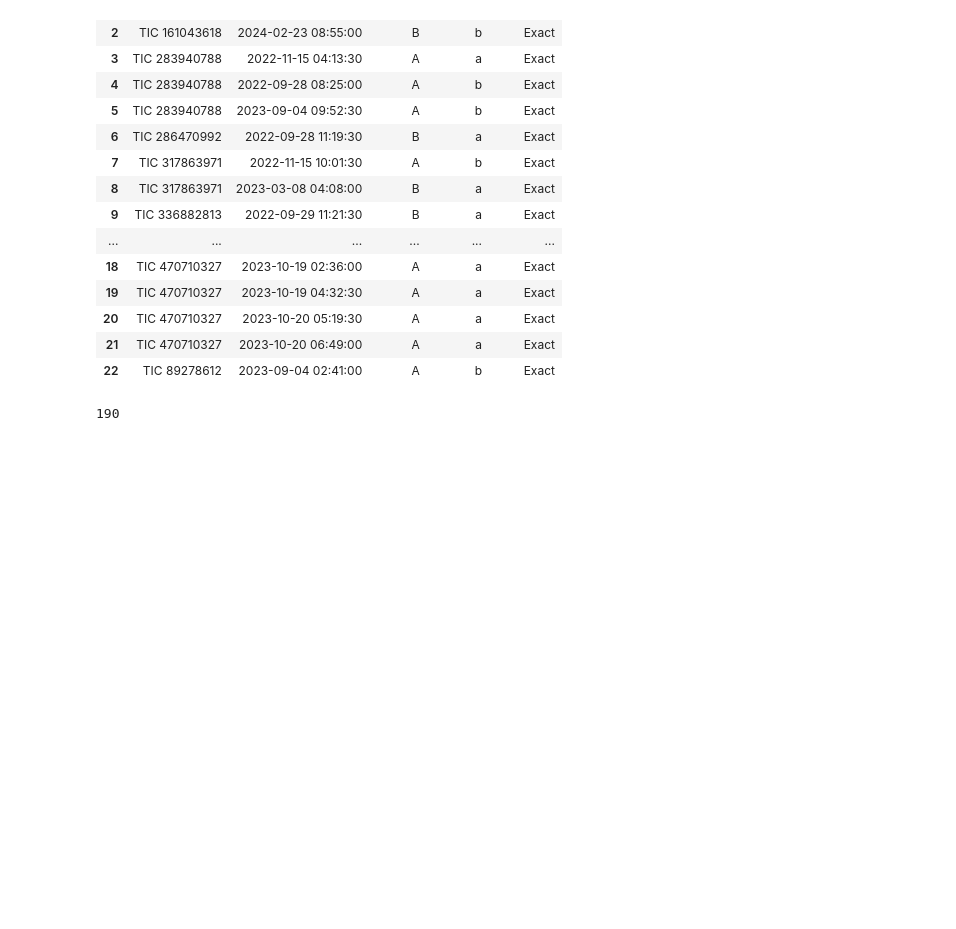
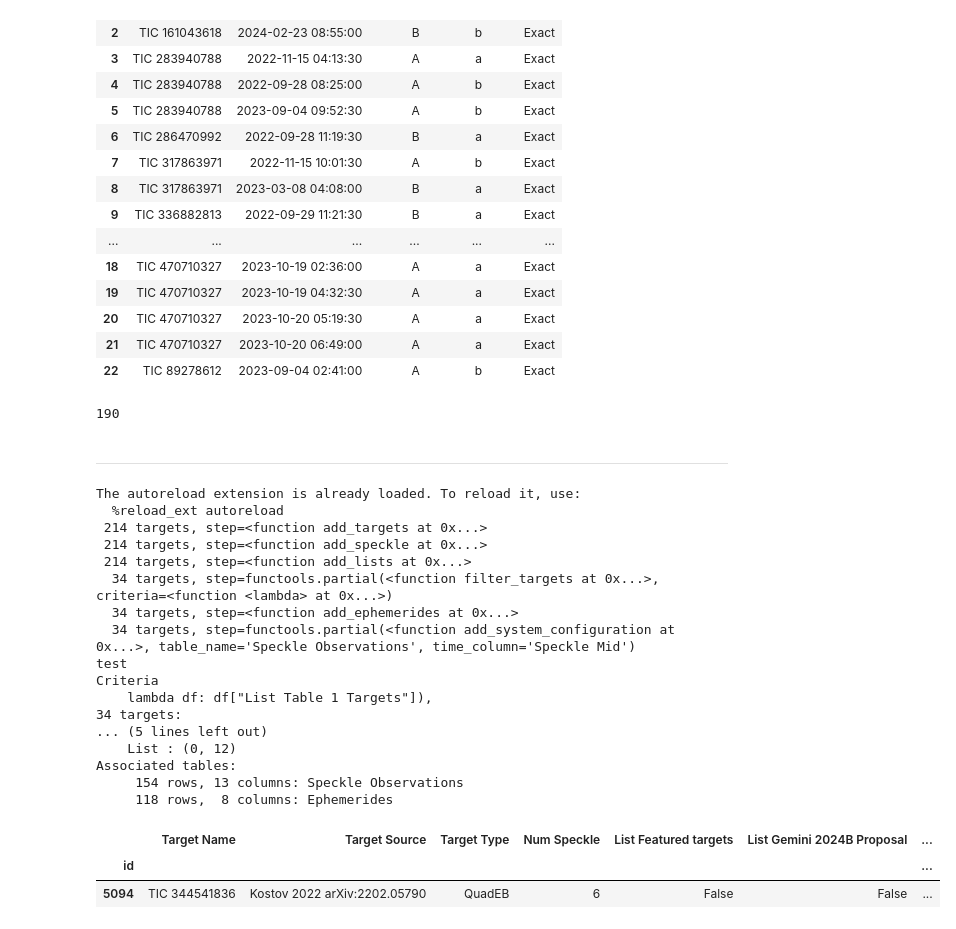
Before and after one commit to CvillePaul/Work, a Jupyter notebook: 2025-04-10 Serendipitous Eclipses for Paper/Serendipitous Eclipses.ipynb, the cells around one changed output. Saved outputs shown, nothing was run; the diff lists cells and outputs as text; code cells hidden in the pictures; blank space fills up the shorter version.

```diff
--- a/2025-04-10 Serendipitous Eclipses for Paper/Serendipitous Eclipses.ipynb
+++ b/2025-04-10 Serendipitous Eclipses for Paper/Serendipitous Eclipses.ipynb
@@ -162,3 +201,68 @@ len(dssi_observations[dssi_observations["TIC ID"] != ""])
 len(dssi_observations[dssi_observations["Target Name"].str.startswith("H3")])
 # %% [output]
 190
+# %% [markdown]
+---
+# %%
+%load_ext autoreload
+%autoreload 2
+
+from functools import partial
+from sqlite3 import connect
+
+import astroplan as ap
+import numpy as np
+import pandas as pd
+
+import astropaul.targetlistcreator as tlc
+import astropaul.lbt as lbt
+import astropaul.html as html
+import astropaul.phase as ph
+import astropaul.priority as pr
+
+session = tlc.ObservingSession(ap.Observer.at_site("APO"))
+session.add_day_range("2025-05-01", "2025-05-03")
+phase_event_defs = [
+    ph.PhaseEventDef("Not in Eclipse", partial(ph.calc_time_of_gress, ingress=False)),
+    ph.PhaseEventDef("Eclipse", partial(ph.calc_time_of_gress, ingress=True)),
+]
+
+creator = tlc.TargetListCreator("test", connection=connect("../../django/TargetDB/db.sqlite3"), observing_session=session, phase_event_defs=phase_event_defs)
+# creator = tlc.TargetListCreator("test", connect("asd.db"), observing_session=session, phase_event_defs=phase_event_defs)
+creator.steps = [
+    tlc.add_targets,
+    tlc.add_speckle,
+    # tlc.add_pepsi,
+    tlc.add_lists,
+    partial(tlc.filter_targets, criteria=lambda df: df["List Table 1 Targets"]),
+    tlc.add_ephemerides,
+    partial(tlc.add_system_configuration, table_name="Speckle Observations", time_column="Speckle Mid"),
+    # tlc.add_observability,
+    # tlc.add_phase_events,
+    # tlc.add_dssi_phase,
+    # tlc.add_side_status,
+]
+
+tl = creator.calculate(verbose=True)
+tl.target_list[tl.target_list["Target Name"] == "TIC 344541836"]
+# %% [output]
+The autoreload extension is already loaded. To reload it, use:
+  %reload_ext autoreload
+ 214 targets, step=<function add_targets at 0x...>
+ 214 targets, step=<function add_speckle at 0x...>
+ 214 targets, step=<function add_lists at 0x...>
+  34 targets, step=functools.partial(<function filter_targets at 0x...>, criteria=<function <lambda> at 0x...>)
+  34 targets, step=<function add_ephemerides at 0x...>
+  34 targets, step=functools.partial(<function add_system_configuration at 0x...>, table_name='Speckle Observations', time_column='Speckle Mid')
+test
+Criteria
+    lambda df: df["List Table 1 Targets"]),
+34 targets:
+... (5 lines left out)
+    List : (0, 12)
+Associated tables:
+     154 rows, 13 columns: Speckle Observations
+     118 rows,  8 columns: Ephemerides
+|  | Target Name | Target Source | Target Type | Num Speckle | List Featured targets | List Gemini 2024B Proposal | ... |
+| id |  |  |  |  |  |  | ... |
+| 5094 | TIC 344541836 | Kostov 2022 arXiv:2202.05790 | QuadEB | 6 | False | False | ... |
```
Also changed, not shown: parts of 8 cells of this notebook.
